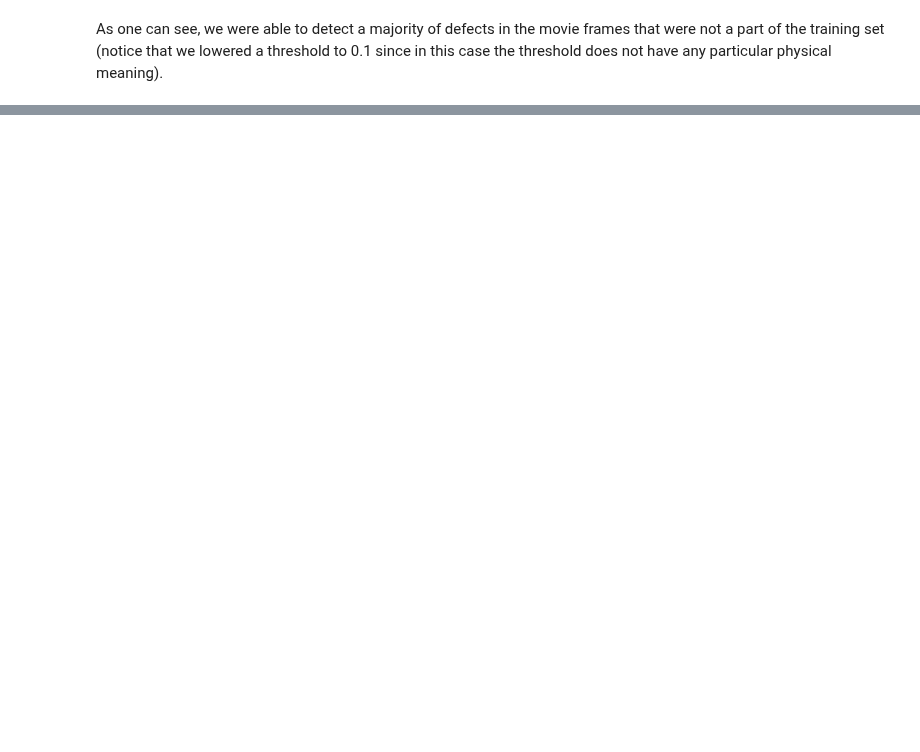
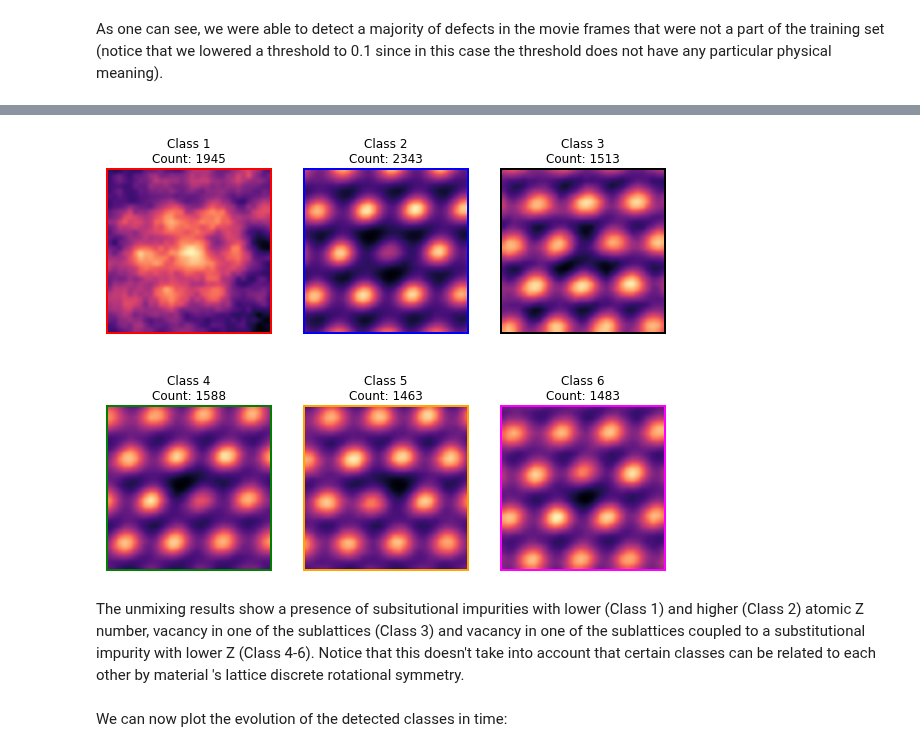
Before and after one commit to pycroscopy/AICrystallographer, a Jupyter notebook: DefectNet/DefectSniffer.ipynb, the cells around one changed output, grey strips where cells are left out. Saved outputs shown, nothing was run; the diff lists cells and outputs as text; code cells hidden in the pictures; blank space fills up the shorter version.

```diff
--- a/DefectNet/DefectSniffer.ipynb
+++ b/DefectNet/DefectSniffer.ipynb
@@ -307,0 +392,10 @@ As one can see, we were able to detect a majority of defects in the movie frames
+# %%
+nc = 6
+classifier = 'GMM'
+
+if classifier == 'GMM':
+    clf = mixture.GaussianMixture(n_components=nc, covariance_type='diag', random_state=8000).fit(X_vec)
+else:
+    clf = KMeans(n_clusters=nc).fit(X_vec)
+
+classes = clf.predict(X_vec) + 1
@@ -307,0 +404,31 @@ As one can see, we were able to detect a majority of defects in the movie frames
+# %%
+my_colors = ['red', 'blue', 'black', 'green', 'orange', 'magenta', 'yellow', 'navy', 'maroon', 'sandybrown']
+# %%
+cla = np.ndarray(shape=(np.amax(classes), int(bbox*2), int(bbox*2)))
+fig = plt.figure(figsize=(10, 8))
+
+rows = int(np.ceil(float(nc)/5))
+cols = int(np.ceil(float(np.amax(classes))/rows))
+
+gs1 = gridspec.GridSpec(rows, cols)
+
+for i in range(np.amax(classes)):
+    cl = all_defects[classes == i + 1]
+    cla[i] = np.mean(cl, axis=0)
+    ax = fig.add_subplot(gs1[i])
+    ax.imshow(cla[i], cmap='magma', Interpolation='Gaussian')
+    ax.set_title('Class ' + str(i + 1) + '\nCount: ' + str(len(cl)))
+    for spine in ax.spines.values():
+            spine.set_edgecolor(my_colors[i])
+            spine.set_linewidth(2)
+            ax.grid(False)
+            ax.set_xticks([])
+            ax.set_yticks([])
+
+fig.savefig(os.path.join(mdirectory, 'DefectClasses.png'))
+# %% [output]
+[figure, added]
+# %% [markdown]
+The unmixing results show a presence of subsitutional impurities with lower (Class 1) and higher (Class 2) atomic Z number, vacancy in one of the sublattices (Class 3) and vacancy in one of the sublattices coupled to a substitutional impurity with lower Z (Class 4-6). Notice that this doesn't take into account that certain classes can be related to each other by material 's lattice discrete rotational symmetry.
+# %% [markdown]
+We can now plot the evolution of the detected classes in time:
```
Also changed, not shown: parts of 35 cells of this notebook.
